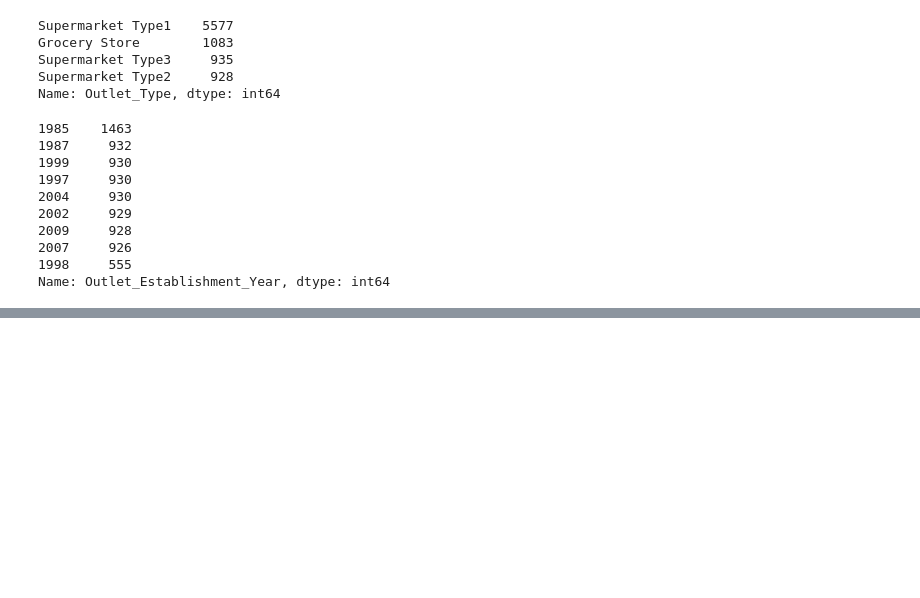
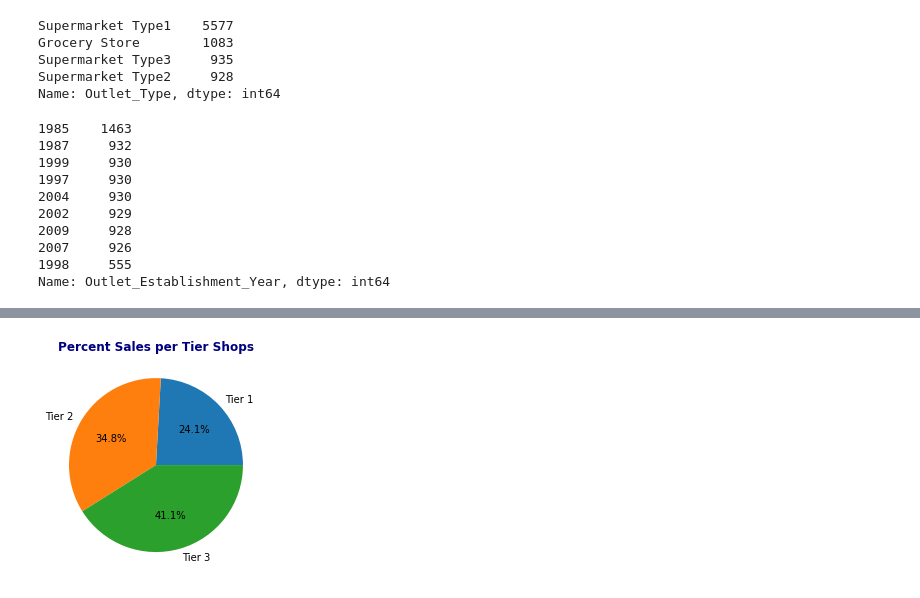
Before and after one commit to Maitreyeej/Food_Sales_Prediction, a Jupyter notebook: Sales_Prediction.ipynb, the cells around one changed output, grey strips where cells are left out. Saved outputs shown, nothing was run; the diff lists cells and outputs as text; code cells hidden in the pictures; blank space fills up the shorter version.

```diff
--- a/Sales_Prediction.ipynb
+++ b/Sales_Prediction.ipynb
@@ -269,0 +324,13 @@ Name: Outlet_Establishment_Year, dtype: int64
+# %%
+sales_prediction_df_tier=sales_prediction_df.groupby(['Outlet_Location_Type'])['Item_Outlet_Sales'].sum()     #Plotting a pie chart with the share of sales as per the location
+Pie_Tier=sales_prediction_df_tier.values
+Pie_Tier_Lable= sales_prediction_df_tier.index
+temp=Pie_Tier.sum()
+
+for ele in Pie_Tier:
+   ele=ele/temp*100
+
+plt.title('Percent Sales per Tier Shops', c='navy', fontweight='bold')
+plt.pie(Pie_Tier, autopct='%1.1f%%', labels= Pie_Tier_Lable );
+# %% [output]
+[figure, added]
```
Also changed, not shown: parts of 24 cells of this notebook.
